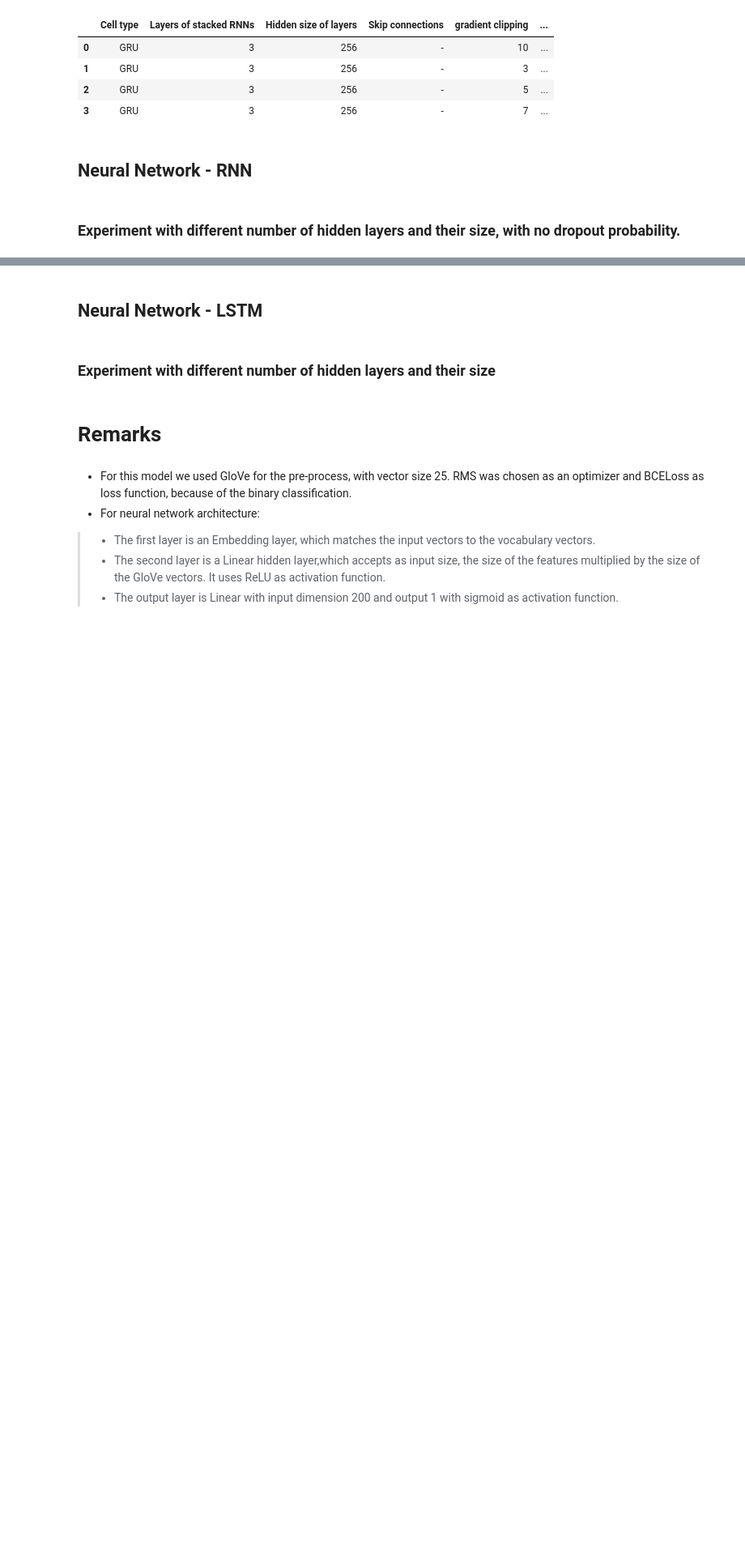
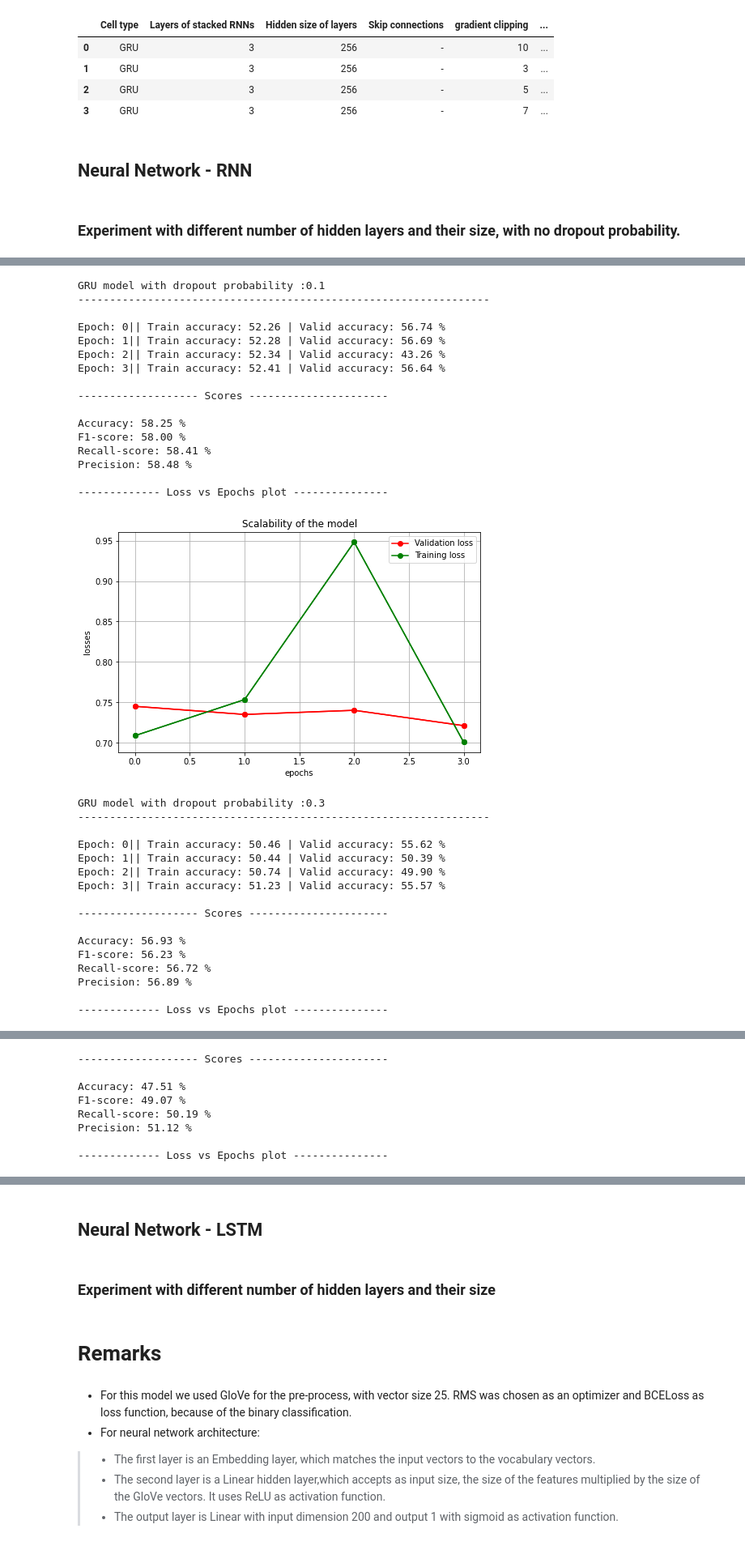
Before and after one commit to Myrto-Iglezou/Sentiment-classifier-RNN, a Jupyter notebook: Question-1.ipynb, the cells around one changed output, grey strips where cells are left out. Shown at 81% size. Drawn from its saved outputs; the diff is of its cells as text; code cells hidden in the pictures; blank space fills up the shorter version.

```diff
--- a/Question-1.ipynb
+++ b/Question-1.ipynb
@@ -847,0 +876,63 @@ RNN model with hidden size :256 and number of layers: 3
+# %%
+# ============
+input_size = 100       # length is 100, given in Field
+output_size = 1
+bidirectional = True
+cell_type = 'RNN'
+embedding_dim = 25
+# =============================
+hidden_size =  256     # number of hidden neurons
+num_layers =  2        # number of layers
+dropout = {0.1,0.2,0.3}
+clip_param = 1
+# =============================
+num_epochs = 4
+LR = 0.01
+loss_function = nn.BCELoss()
+# ==============================
+
+for prob in dropout:
+  net = RNNclassifier(vocab.vectors,cell_type, input_size, output_size,embedding_dim, hidden_size,num_layers , bidirectional,prob)
+  optimizer = torch.optim.Adam(net.parameters(), lr=LR)   # optimize all net parameters
+
+  print(f"\nGRU model with dropout probability :{prob}")
+  print("-----------------------------------------------------------------\n")
+  valid_losses,train_losses = trainNet(net,train_iter,valid_iter,num_epochs,clip_param)
+  acc, f1,recall,precision = testNet(net, test_iter)
+  FinalDf.loc[len(FinalDf)] = [cell_type,num_layers,hidden_size,'-',clip_param,prob,acc,f1,recall,precision]
+  print("\n------------- Loss vs Epochs plot ---------------\n")
+  lossVSepoch(valid_losses,train_losses)
+# %% [output]
+GRU model with dropout probability :0.1
+-----------------------------------------------------------------
+
+Epoch: 0|| Train accuracy: 52.26 | Valid accuracy: 56.74 %
+Epoch: 1|| Train accuracy: 52.28 | Valid accuracy: 56.69 %
+Epoch: 2|| Train accuracy: 52.34 | Valid accuracy: 43.26 %
+Epoch: 3|| Train accuracy: 52.41 | Valid accuracy: 56.64 %
+
+------------------- Scores ----------------------
+
+Accuracy: 58.25 %
+F1-score: 58.00 %
+Recall-score: 58.41 %
+Precision: 58.48 %
+
+------------- Loss vs Epochs plot ---------------
+[figure, added]
+GRU model with dropout probability :0.3
+-----------------------------------------------------------------
+
+Epoch: 0|| Train accuracy: 50.46 | Valid accuracy: 55.62 %
+Epoch: 1|| Train accuracy: 50.44 | Valid accuracy: 50.39 %
+Epoch: 2|| Train accuracy: 50.74 | Valid accuracy: 49.90 %
+Epoch: 3|| Train accuracy: 51.23 | Valid accuracy: 55.57 %
+
+------------------- Scores ----------------------
+
+Accuracy: 56.93 %
+F1-score: 56.23 %
+Recall-score: 56.72 %
+Precision: 56.89 %
+
+------------- Loss vs Epochs plot ---------------
@@ -847,0 +947,8 @@ RNN model with hidden size :256 and number of layers: 3
+------------------- Scores ----------------------
+
+Accuracy: 47.51 %
+F1-score: 49.07 %
+Recall-score: 50.19 %
+Precision: 51.12 %
+
+------------- Loss vs Epochs plot ---------------
```
Also changed, not shown: parts of 5 cells of this notebook.
